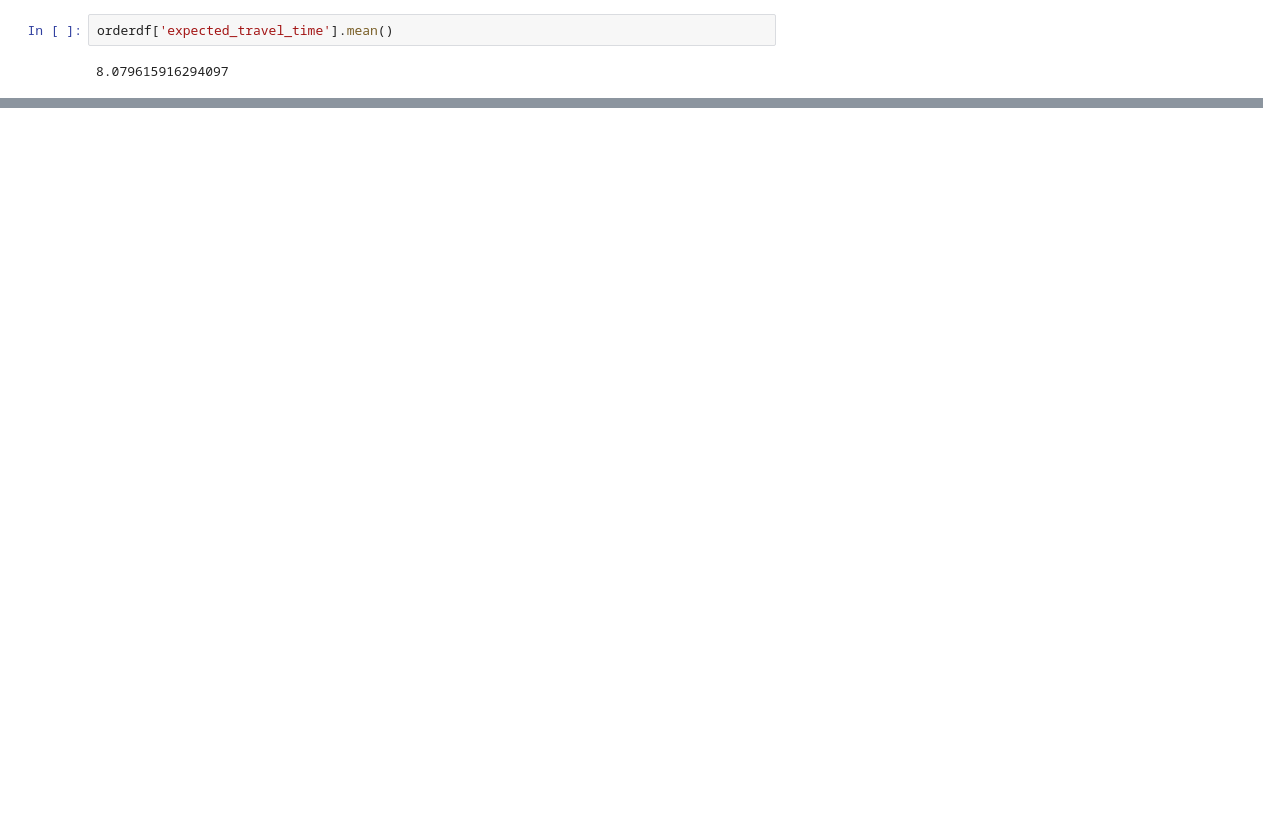
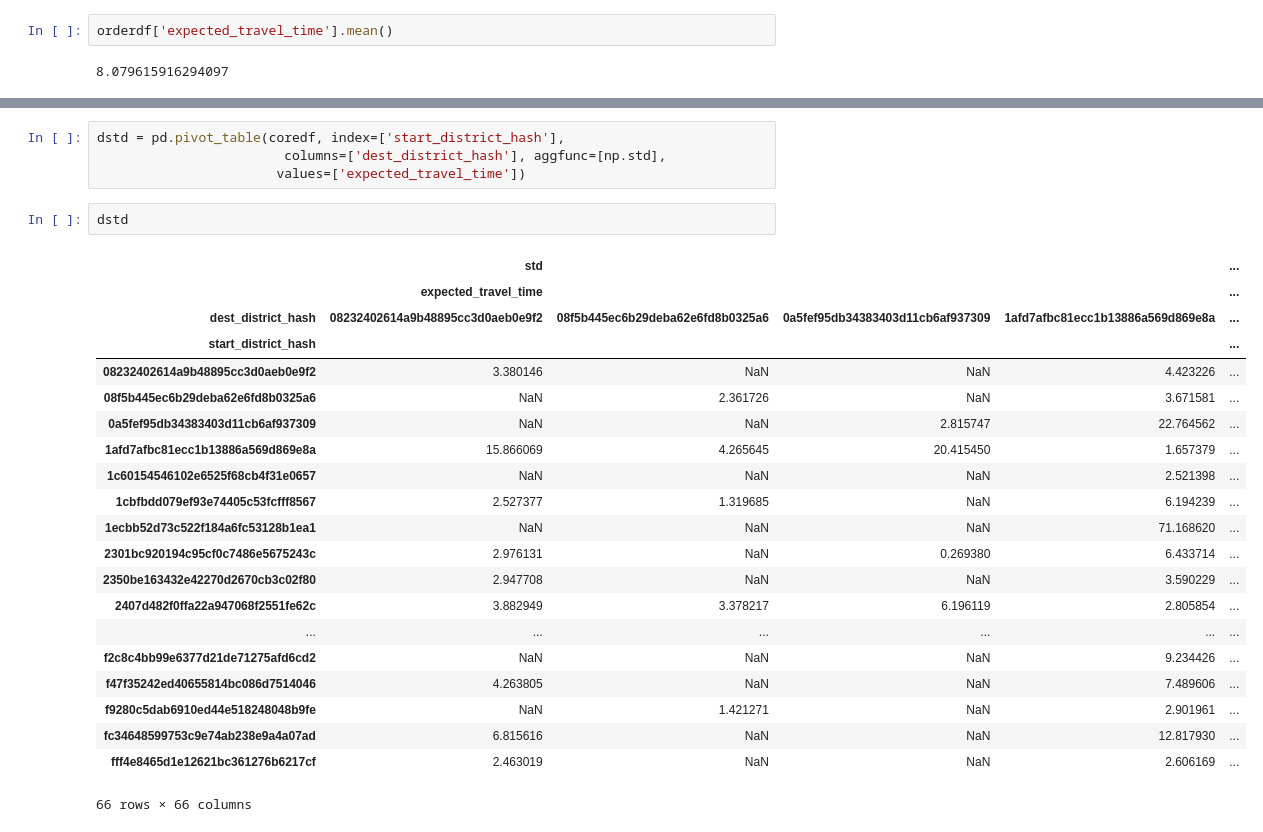
Before and after one commit to huevosabio/cs341, a Jupyter notebook: NetworkInference2.ipynb, the cells around one changed output, grey strips where cells are left out. Cells and saved outputs as stored; diff of their text form; blank space fills up the shorter version.

```diff
--- a/NetworkInference2.ipynb
+++ b/NetworkInference2.ipynb
@@ -249,0 +229,28 @@ NameError: name 'dtable' is not defined
+# %%
+dstd = pd.pivot_table(coredf, index=['start_district_hash'],
+                        columns=['dest_district_hash'], aggfunc=[np.std],
+                       values=['expected_travel_time'])
+# %%
+dstd
+# %% [output]
+|  | std |  |  |  | ... |
+|  | expected_travel_time |  |  |  | ... |
+| dest_district_hash | 08232402614a9b48895cc3d0aeb0e9f2 | 08f5b445ec6b29deba62e6fd8b0325a6 | 0a5fef95db34383403d11cb6af937309 | 1afd7afbc81ecc1b13886a569d869e8a | ... |
+| start_district_hash |  |  |  |  | ... |
+| 08232402614a9b48895cc3d0aeb0e9f2 | 3.380146 | NaN | NaN | 4.423226 | ... |
+| 08f5b445ec6b29deba62e6fd8b0325a6 | NaN | 2.361726 | NaN | 3.671581 | ... |
+| 0a5fef95db34383403d11cb6af937309 | NaN | NaN | 2.815747 | 22.764562 | ... |
+| 1afd7afbc81ecc1b13886a569d869e8a | 15.866069 | 4.265645 | 20.415450 | 1.657379 | ... |
+| 1c60154546102e6525f68cb4f31e0657 | NaN | NaN | NaN | 2.521398 | ... |
+| 1cbfbdd079ef93e74405c53fcfff8567 | 2.527377 | 1.319685 | NaN | 6.194239 | ... |
+| 1ecbb52d73c522f184a6fc53128b1ea1 | NaN | NaN | NaN | 71.168620 | ... |
+| 2301bc920194c95cf0c7486e5675243c | 2.976131 | NaN | 0.269380 | 6.433714 | ... |
+| 2350be163432e42270d2670cb3c02f80 | 2.947708 | NaN | NaN | 3.590229 | ... |
+| 2407d482f0ffa22a947068f2551fe62c | 3.882949 | 3.378217 | 6.196119 | 2.805854 | ... |
+| ... | ... | ... | ... | ... | ... |
+| f2c8c4bb99e6377d21de71275afd6cd2 | NaN | NaN | NaN | 9.234426 | ... |
+| f47f35242ed40655814bc086d7514046 | 4.263805 | NaN | NaN | 7.489606 | ... |
+| f9280c5dab6910ed44e518248048b9fe | NaN | 1.421271 | NaN | 2.901961 | ... |
+| fc34648599753c9e74ab238e9a4a07ad | 6.815616 | NaN | NaN | 12.817930 | ... |
+| fff4e8465d1e12621bc361276b6217cf | 2.463019 | NaN | NaN | 2.606169 | ... |
+66 rows × 66 columns
```
Also changed, not shown: parts of 15 cells of this notebook, 9 other files.
